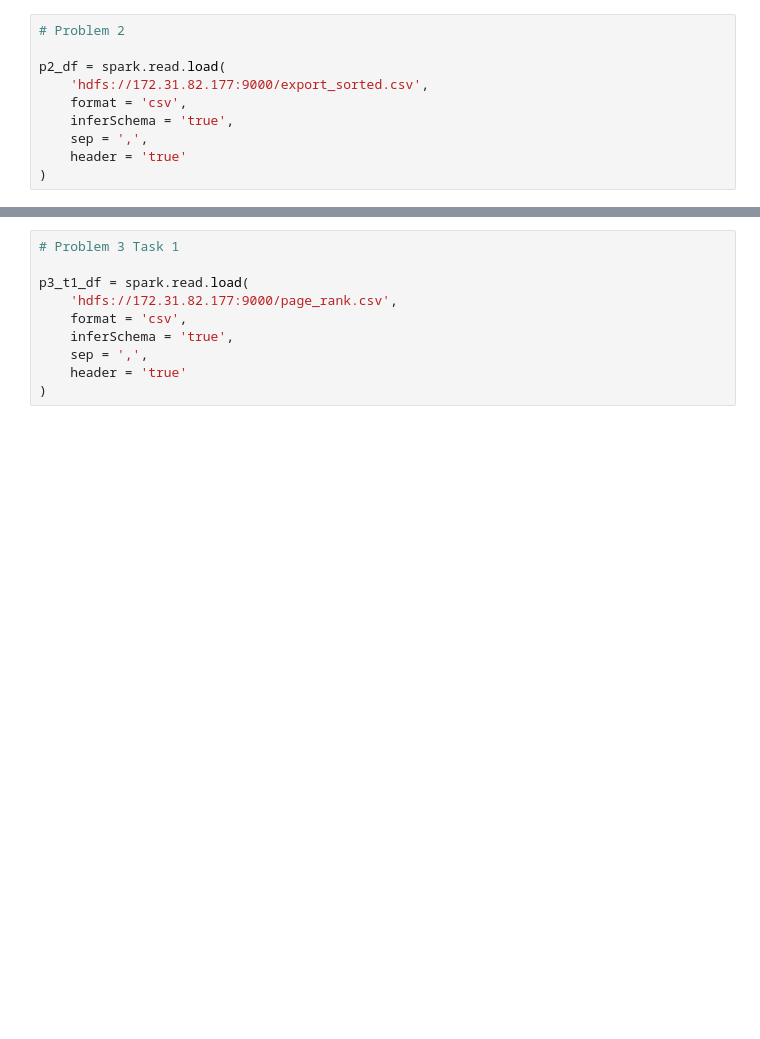
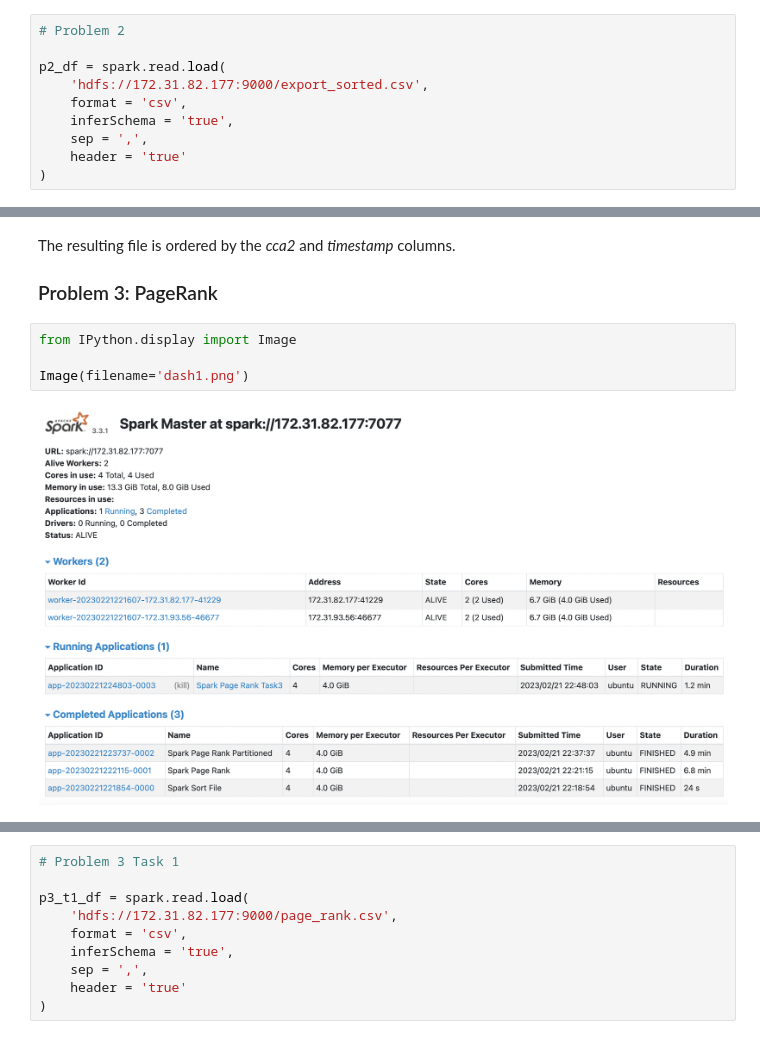
Before and after one commit to erictria/spark_exercise, a Jupyter notebook: report.ipynb, the cells around one changed output, grey strips where cells are left out. Cells and saved outputs as stored; diff of their text form; blank space fills up the shorter version.

```diff
--- a/report.ipynb
+++ b/report.ipynb
@@ -51,3 +71,13 @@ p2_df.show(20)
 |            0|      899|  AU| AUS|           Australia|      111|device-mac-111WYt...|      32| 203.123.94.193|   -27.0| green|    133.0|Celsius|  16|1458444054189|
 +-------------+---------+----+----+--------------------+---------+--------------------+--------+---------------+--------+------+---------+-------+----+-------------+
 only showing top 20 rows
+# %% [markdown]
+The resulting file is ordered by the *cca2* and *timestamp* columns.
+
+### Problem 3: PageRank
+# %%
+from IPython.display import Image
+
+Image(filename='dash1.png')
+# %% [output]
+[figure, added]
```
Also changed, not shown: parts of 7 cells of this notebook, 4 other files.
